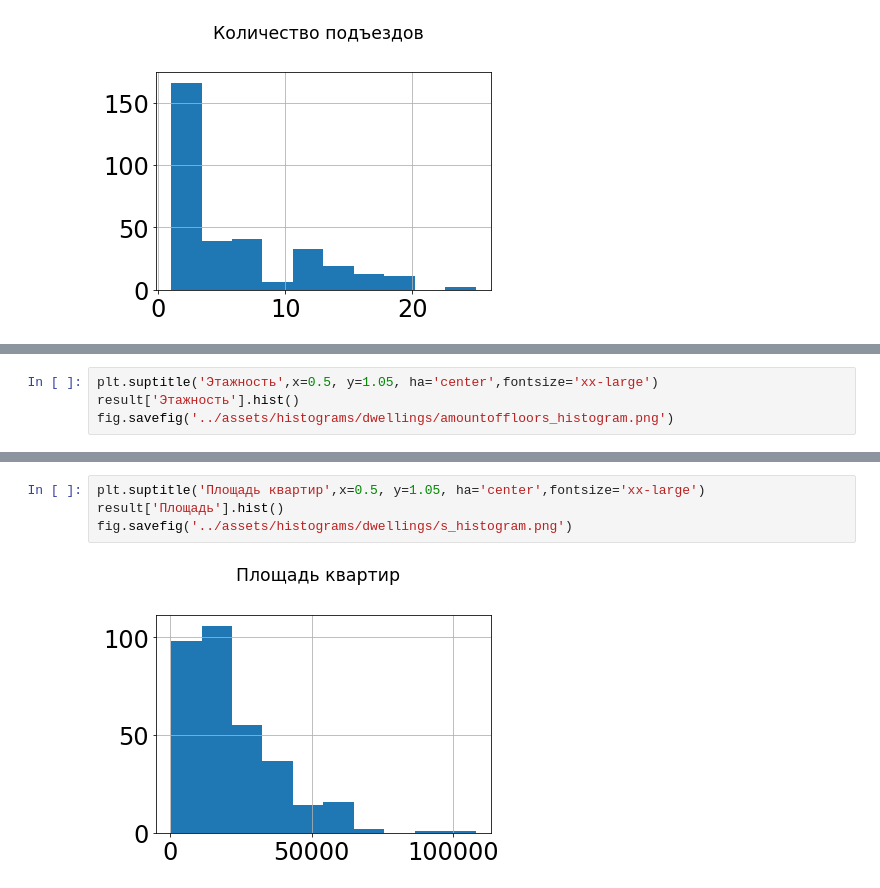
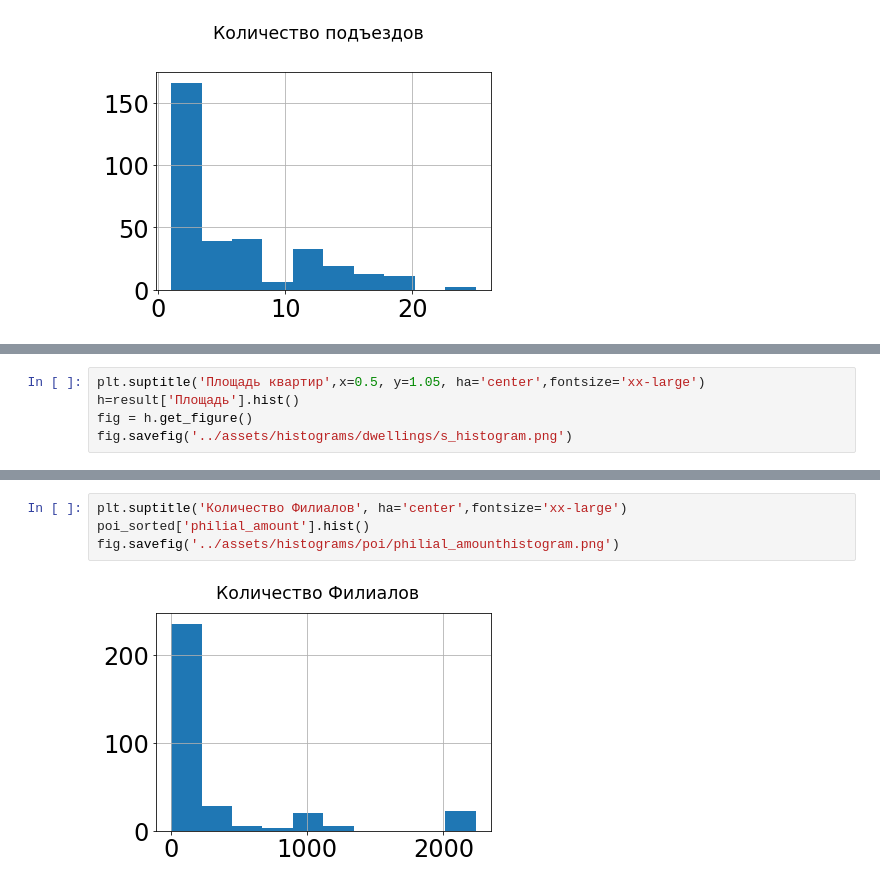
Before and after one commit to brieflywriting/project, a Jupyter notebook: pyscripts/pandastest.ipynb, the cells around one changed output, grey strips where cells are left out. Drawn from its saved outputs; the diff is of its cells as text.

```diff
--- a/pyscripts/pandastest.ipynb
+++ b/pyscripts/pandastest.ipynb
@@ -255,5 +273,6 @@ fig.savefig('../assets/histograms/dwellings/district_histogram.png')
 # %%
-plt.suptitle('Этажность',x=0.5, y=1.05, ha='center',fontsize='xx-large')
-result['Этажность'].hist()
-fig.savefig('../assets/histograms/dwellings/amountoffloors_histogram.png')
+plt.suptitle('Площадь квартир',x=0.5, y=1.05, ha='center',fontsize='xx-large')
+h=result['Площадь'].hist()
+fig = h.get_figure()
+fig.savefig('../assets/histograms/dwellings/s_histogram.png')
 # %% [output]
@@ -261,6 +286,6 @@ fig.savefig('../assets/histograms/dwellings/amountoffloors_histogram.png')
 # %%
-plt.suptitle('Площадь квартир',x=0.5, y=1.05, ha='center',fontsize='xx-large')
-result['Площадь'].hist()
-fig.savefig('../assets/histograms/dwellings/s_histogram.png')
+plt.suptitle('Количество Филиалов', ha='center',fontsize='xx-large')
+poi_sorted['philial_amount'].hist()
+fig.savefig('../assets/histograms/poi/philial_amounthistogram.png')
 # %% [output]
-[figure, old version]
+[figure, new version]
```
Also changed, not shown: parts of 10 cells of this notebook, 10 other files.
